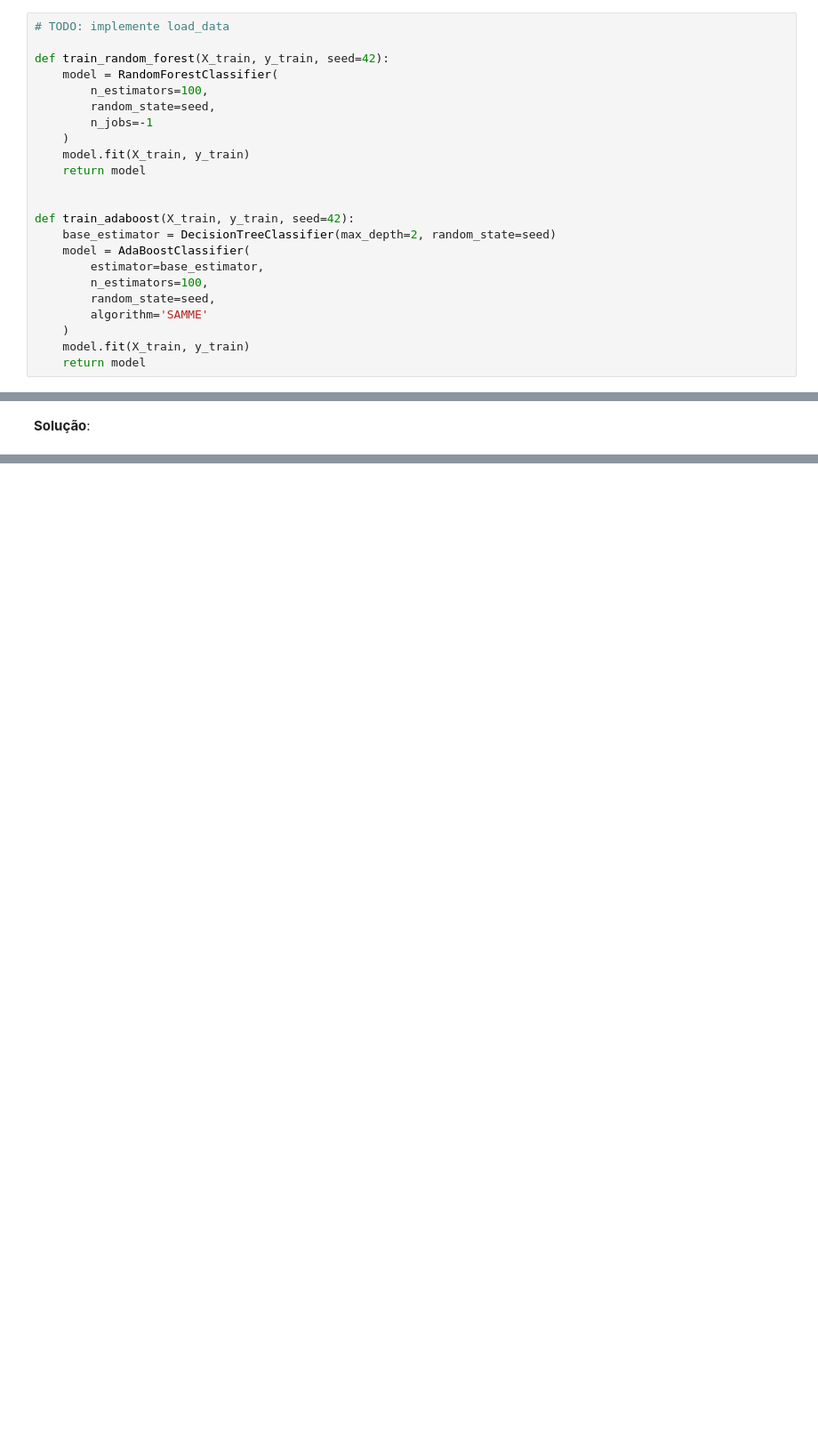
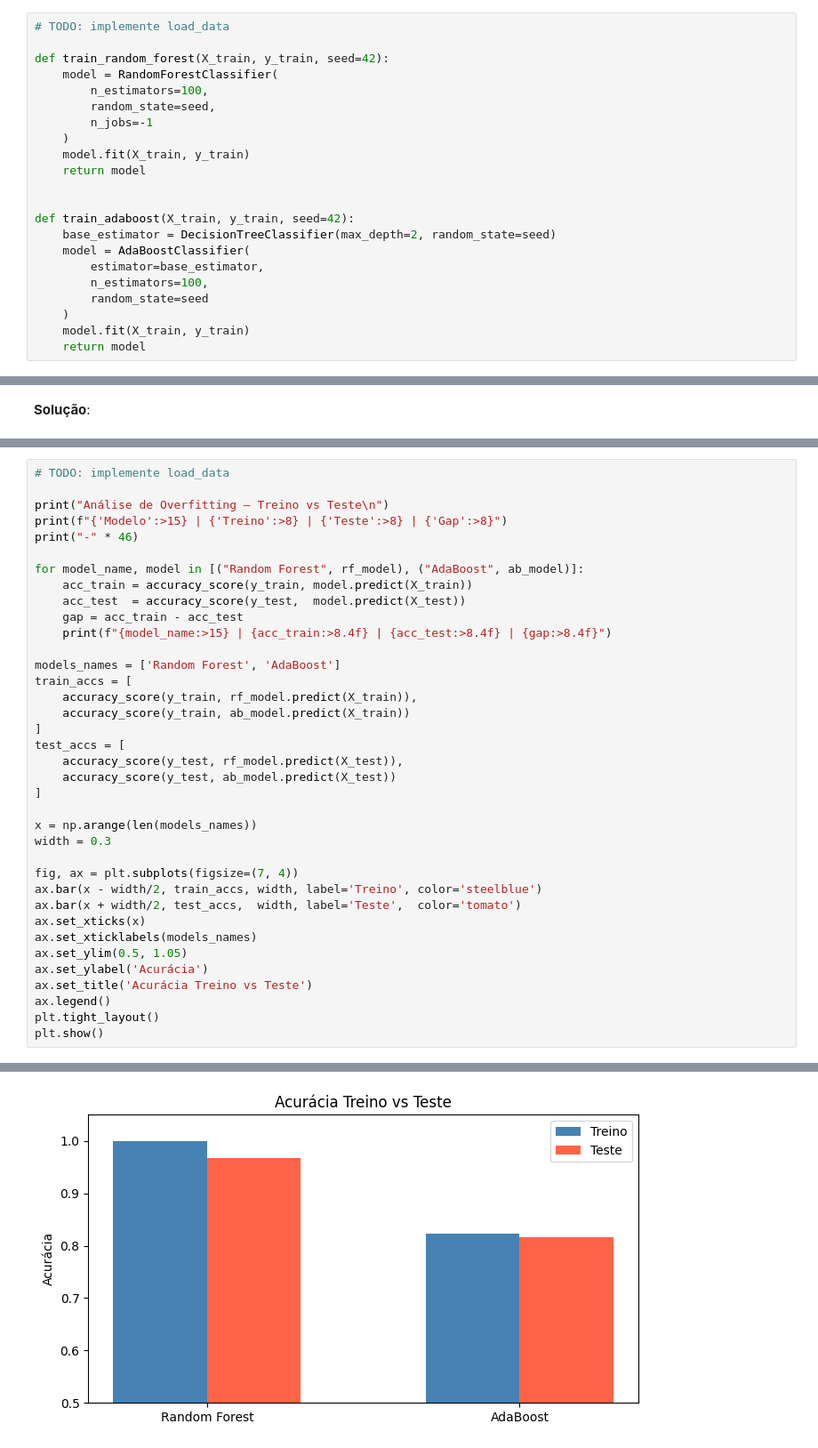
Before and after one commit to ddefbcourses/atividade-02-ensemble-learning-luzianes, a Jupyter notebook: assignments/E02/E02_Ensemble_Learning.ipynb, the cells around one changed output, grey strips where cells are left out. Shown at 89% size. Drawn from its saved outputs; the diff is of its cells as text; blank space fills up the shorter version.

```diff
--- a/assignments/E02/E02_Ensemble_Learning.ipynb
+++ b/assignments/E02/E02_Ensemble_Learning.ipynb
@@ -96,8 +96,7 @@ def train_adaboost(X_train, y_train, seed=42):
     model = AdaBoostClassifier(
         estimator=base_estimator,
         n_estimators=100,
-        random_state=seed,
-        algorithm='SAMME'
+        random_state=seed
     )
     model.fit(X_train, y_train)
     return model
@@ -207,0 +281,38 @@ Responda (máx. 2 parágrafos por item):
+# %%
+# TODO: implemente load_data
+
+print("Análise de Overfitting — Treino vs Teste\n")
+print(f"{'Modelo':>15} | {'Treino':>8} | {'Teste':>8} | {'Gap':>8}")
+print("-" * 46)
+
+for model_name, model in [("Random Forest", rf_model), ("AdaBoost", ab_model)]:
+    acc_train = accuracy_score(y_train, model.predict(X_train))
+    acc_test  = accuracy_score(y_test,  model.predict(X_test))
+    gap = acc_train - acc_test
+    print(f"{model_name:>15} | {acc_train:>8.4f} | {acc_test:>8.4f} | {gap:>8.4f}")
+
+models_names = ['Random Forest', 'AdaBoost']
+train_accs = [
+    accuracy_score(y_train, rf_model.predict(X_train)),
+    accuracy_score(y_train, ab_model.predict(X_train))
+]
+test_accs = [
+    accuracy_score(y_test, rf_model.predict(X_test)),
+    accuracy_score(y_test, ab_model.predict(X_test))
+]
+
+x = np.arange(len(models_names))
+width = 0.3
+
+fig, ax = plt.subplots(figsize=(7, 4))
+ax.bar(x - width/2, train_accs, width, label='Treino', color='steelblue')
+ax.bar(x + width/2, test_accs,  width, label='Teste',  color='tomato')
+ax.set_xticks(x)
+ax.set_xticklabels(models_names)
+ax.set_ylim(0.5, 1.05)
+ax.set_ylabel('Acurácia')
+ax.set_title('Acurácia Treino vs Teste')
+ax.legend()
+plt.tight_layout()
+plt.show()
+# %% [output]
@@ -207,0 +325 @@ Responda (máx. 2 parágrafos por item):
+[figure, added]
```
Also changed, not shown: parts of 24 cells of this notebook.
